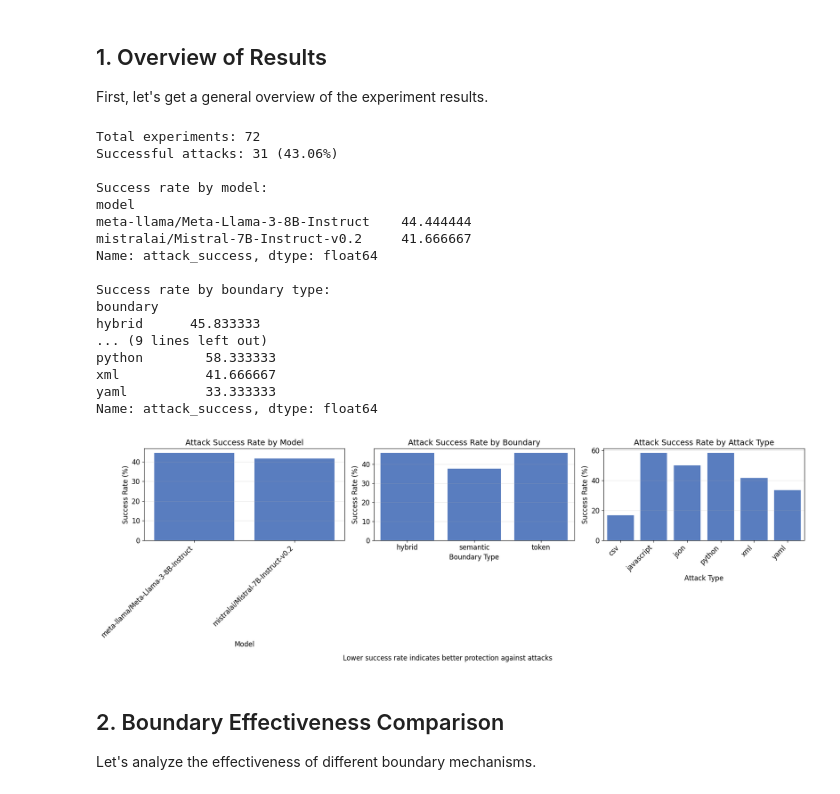
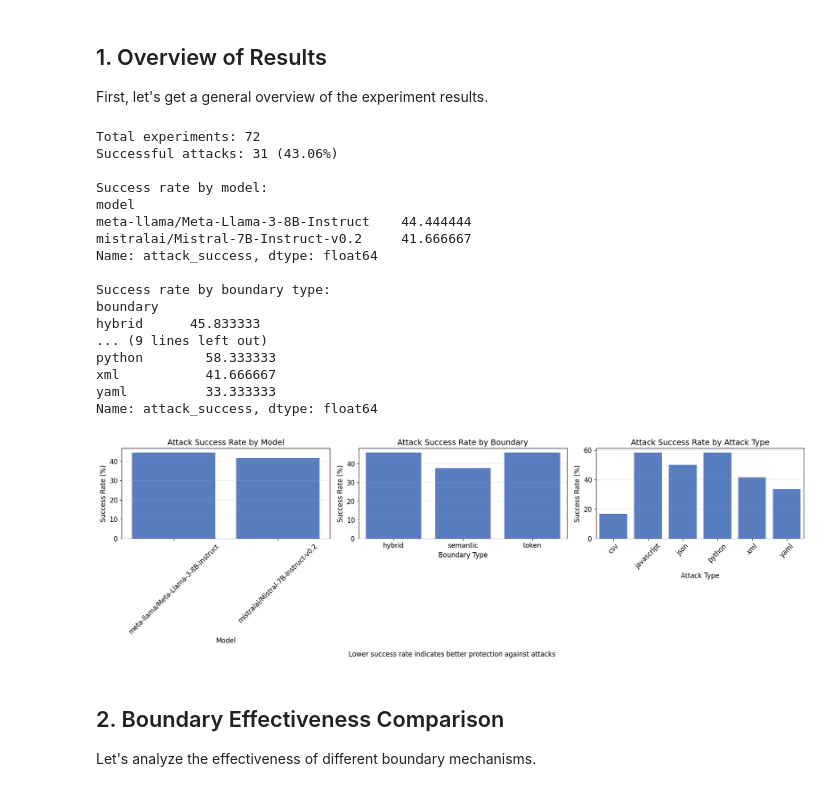
Before and after one commit to khinvi/mmcb-defense, a Jupyter notebook: notebooks/analysis.ipynb, the cells around one changed output. Cells and saved outputs as stored; diff of their text form; code cells hidden in the pictures.

```diff
--- a/notebooks/analysis.ipynb
+++ b/notebooks/analysis.ipynb
@@ -402,7 +400,7 @@ if results_df is not None:
     axs[0].set_xlabel('Model', fontsize=12)
     axs[0].set_ylabel('Success Rate (%)', fontsize=12)
     axs[0].grid(axis='y', alpha=0.3)
-    axs[0].set_xticklabels(axs[0].get_xticklabels(), rotation=45, ha='right')
+    axs[0].tick_params(axis='x', rotation=45)
 
     # Plot success rates by boundary
     sns.barplot(x=boundary_success.index, y=boundary_success.values, ax=axs[1])
@@ -414,35 +412,35 @@ if results_df is not None:
     # Plot success rates by attack type
     sns.barplot(x=attack_success.index, y=attack_success.values, ax=axs[2])
     axs[2].set_title('Attack Success Rate by Attack Type', fontsize=14)
     axs[2].set_xlabel('Attack Type', fontsize=12)
     axs[2].set_ylabel('Success Rate (%)', fontsize=12)
     axs[2].grid(axis='y', alpha=0.3)
-    axs[2].set_xticklabels(axs[2].get_xticklabels(), rotation=45, ha='right')
+    axs[2].tick_params(axis='x', rotation=45)
 
     # Add note that lower is better
     fig.text(0.5, 0.01, "Lower success rate indicates better protection against attacks", ha='center', fontsize=12)
 
     plt.tight_layout(rect=[0, 0.03, 1, 0.95])
     plt.show()
 # %% [output]
 Total experiments: 72
 Successful attacks: 31 (43.06%)
 
 Success rate by model:
 model
 meta-llama/Meta-Llama-3-8B-Instruct    44.444444
 mistralai/Mistral-7B-Instruct-v0.2     41.666667
 Name: attack_success, dtype: float64
 
 Success rate by boundary type:
 boundary
 hybrid      45.833333
 ... (9 lines left out)
 python        58.333333
 xml           41.666667
 yaml          33.333333
 Name: attack_success, dtype: float64
-[figure, old version]
+[figure, new version]
 # %% [markdown]
 ## 2. Boundary Effectiveness Comparison
 
```
Also changed, not shown: parts of 5 cells of this notebook.
